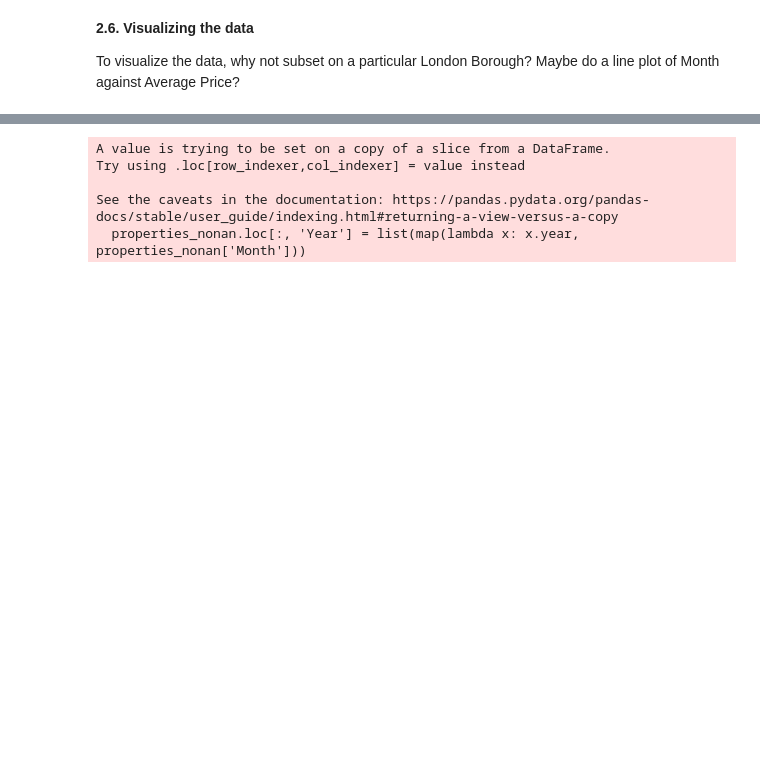
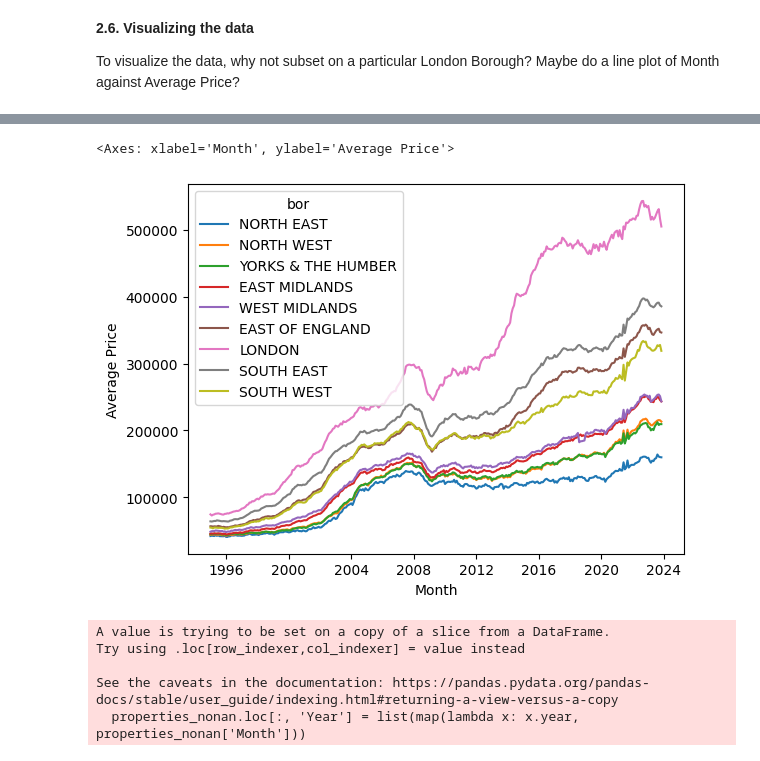
Before and after one commit to kpretz/Springboard, a Jupyter notebook: Unit 4 Challenge - Tier 3.ipynb, the cells around one changed output, grey strips where cells are left out. Cells and saved outputs as stored; diff of their text form; code cells hidden in the pictures; blank space fills up the shorter version.

```diff
--- a/Unit 4 Challenge - Tier 3.ipynb
+++ b/Unit 4 Challenge - Tier 3.ipynb
@@ -268,3 +287,10 @@ sns.lineplot(plot_bor, x='Month', y='Average Price')
+# %%
+##plot regions of london
+plot_region = properties_nonan.loc[properties_nonan['bor'].isin(region_list)]
+sns.lineplot(plot_region, x='Month', y='Average Price', hue='bor')
+# %% [output]
+<Axes: xlabel='Month', ylabel='Average Price'>
+[figure, added]
 # %%
 ##add year column
 properties_nonan.loc[:, 'Year'] = list(map(lambda x: x.year, properties_nonan['Month']))
```
Also changed, not shown: parts of 6 cells of this notebook.
